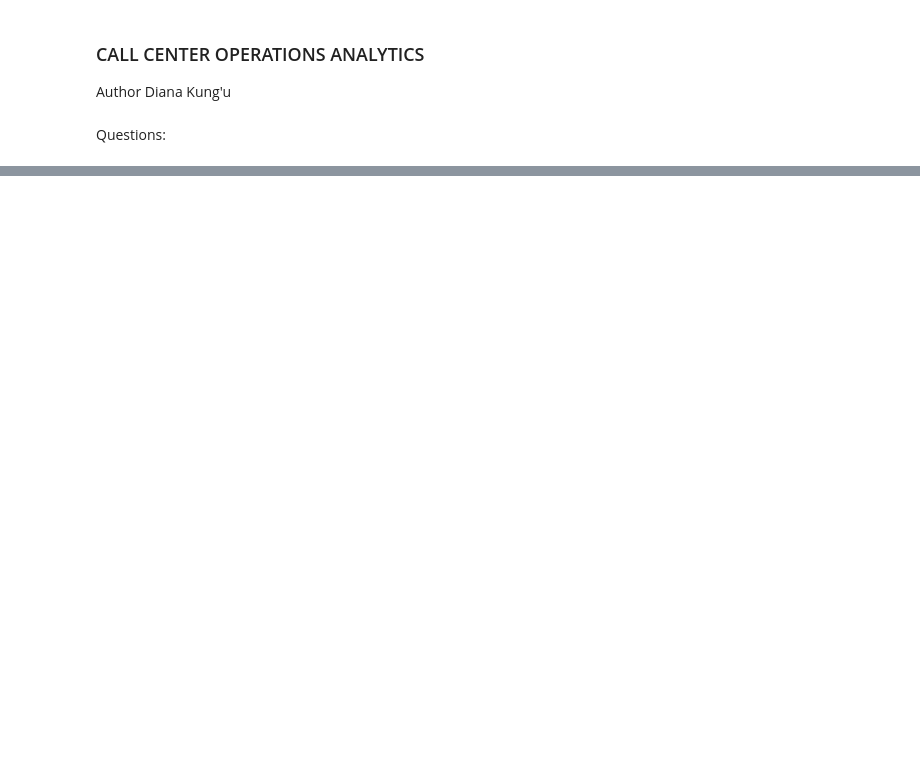
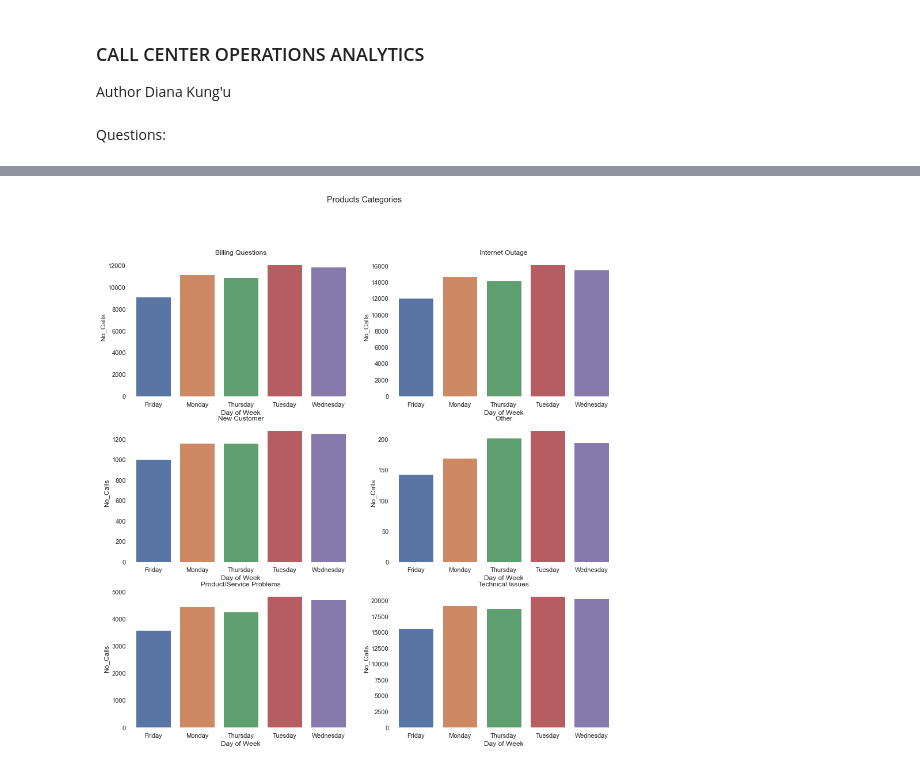
Before and after one commit to diana-kungu/RWDF, a Jupyter notebook: Call Center Operations Analytics/call_center.ipynb, the cells around one changed output, grey strips where cells are left out. Drawn from its saved outputs; the diff is of its cells as text; code cells hidden in the pictures; blank space fills up the shorter version.

```diff
--- a/Call Center Operations Analytics/call_center.ipynb
+++ b/Call Center Operations Analytics/call_center.ipynb
@@ -79,0 +96,3 @@ var
+# %%
+df_day_distribution = df.groupby(['Call Reason', 'Day of Week']).agg(No_Calls =('Call #', 'count')).reset_index()
+df_day_distribution
@@ -79,0 +117,19 @@ var
+# %%
+figure, axis = plt.subplots(3, 2,figsize=(15, 15), facecolor='w', edgecolor='k')
+
+a = 3 #rows
+b = 2 # columns
+c = 1 # subplot iterator
+
+for i in df_day_distribution['Call Reason'].unique():
+    plt.subplot(a, b, c)
+    plt.title(f'{i}')
+    plt.xlabel(i)
+    plt.suptitle('Products Categories')
+    plt.ylabel('')
+    #cmap = sns.diverging_palette(220, 20, as_cmap=True)
+    sns.barplot(x = 'Day of Week', y = 'No_Calls', data = df_day_distribution[df_day_distribution['Call Reason'] == i])
+    sns.despine(bottom = True, left = True)
+    c = c + 1
+# %% [output]
+[figure, added]
```
Also changed, not shown: parts of 9 cells of this notebook, 1 other file.
